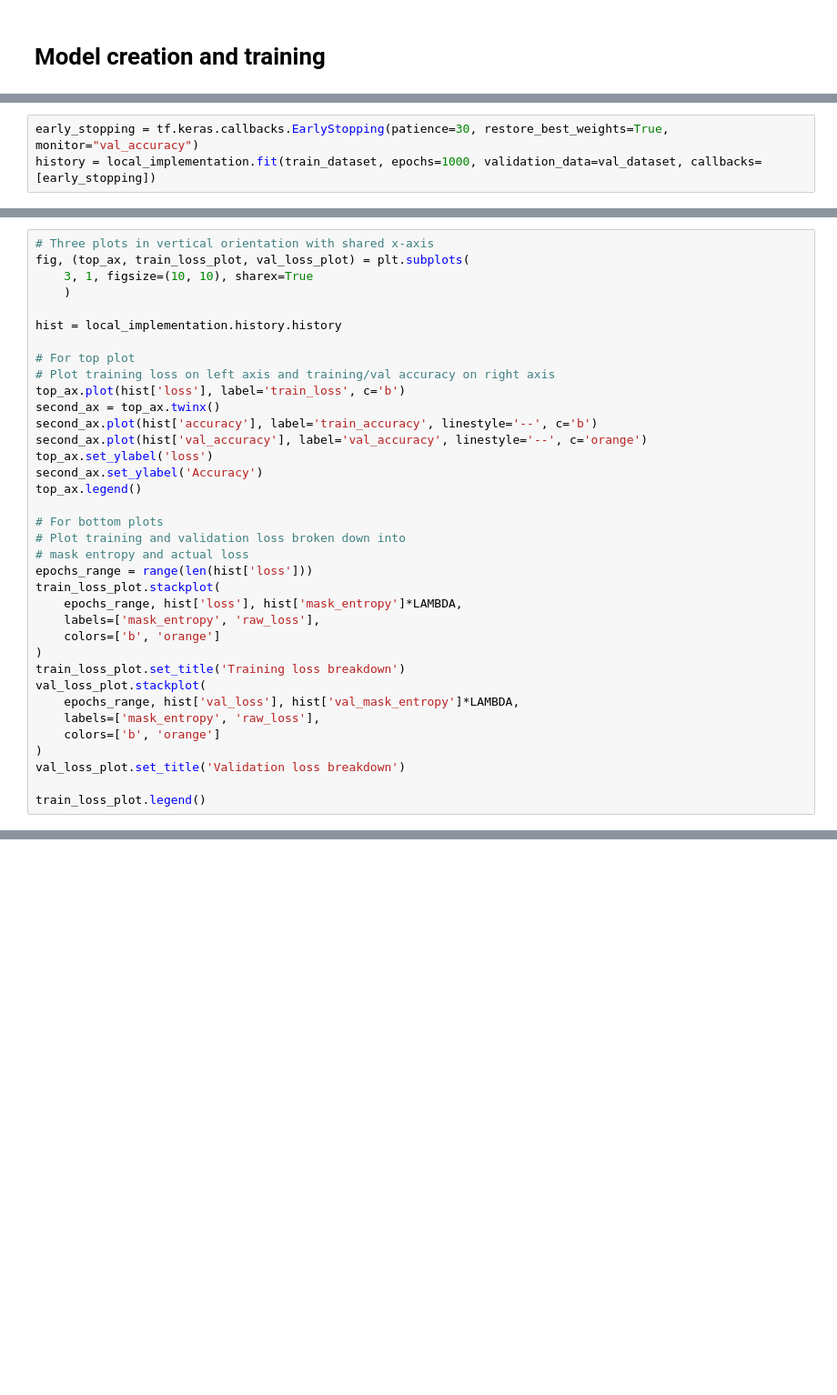
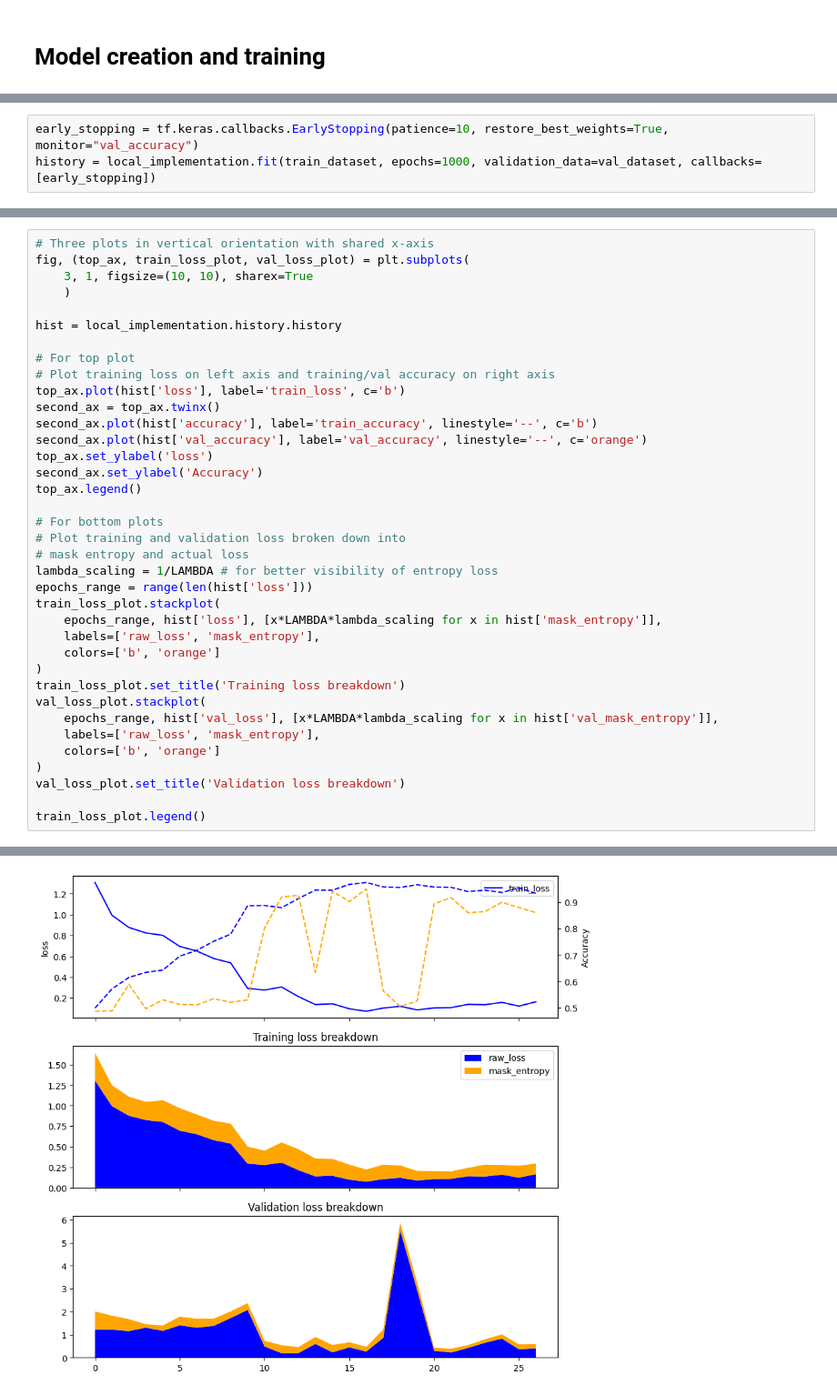
Before and after one commit to Llamrei/tabnet_tensorflow_2.6, a Jupyter notebook: local_tabnet_forestcov.ipynb, the cells around one changed output, grey strips where cells are left out. Shown: that part at 91% size. Cells and saved outputs as stored; diff of their text form; blank space fills up the shorter version.

```diff
--- a/local_tabnet_forestcov.ipynb
+++ b/local_tabnet_forestcov.ipynb
@@ -136,5 +135,5 @@ local_implementation.build(X_train[:1].shape)
 # %%
-early_stopping = tf.keras.callbacks.EarlyStopping(patience=30, restore_best_weights=True, monitor="val_accuracy")
+early_stopping = tf.keras.callbacks.EarlyStopping(patience=10, restore_best_weights=True, monitor="val_accuracy")
 history = local_implementation.fit(train_dataset, epochs=1000, validation_data=val_dataset, callbacks=[early_stopping])
 # %% [output]
 Epoch 1/1000
@@ -163,18 +174,20 @@ top_ax.legend()
 # For bottom plots
 # Plot training and validation loss broken down into
 # mask entropy and actual loss
+lambda_scaling = 1/LAMBDA # for better visibility of entropy loss
 epochs_range = range(len(hist['loss']))
 train_loss_plot.stackplot(
-    epochs_range, hist['loss'], hist['mask_entropy']*LAMBDA,
-    labels=['mask_entropy', 'raw_loss'],
+    epochs_range, hist['loss'], [x*LAMBDA*lambda_scaling for x in hist['mask_entropy']],
+    labels=['raw_loss', 'mask_entropy'],
     colors=['b', 'orange']
 )
 train_loss_plot.set_title('Training loss breakdown')
 val_loss_plot.stackplot(
-    epochs_range, hist['val_loss'], hist['val_mask_entropy']*LAMBDA,
-    labels=['mask_entropy', 'raw_loss'],
+    epochs_range, hist['val_loss'], [x*LAMBDA*lambda_scaling for x in hist['val_mask_entropy']],
+    labels=['raw_loss', 'mask_entropy'],
     colors=['b', 'orange']
 )
 val_loss_plot.set_title('Validation loss breakdown')
 
 train_loss_plot.legend()
+# %% [output]
@@ -181,3 +195,4 @@ train_loss_plot.legend()
+[figure, added]
 # %%
 # Evaluate model on test set
 local_implementation.evaluate(test_dataset)
```
Also changed, not shown: parts of 5 cells of this notebook.
